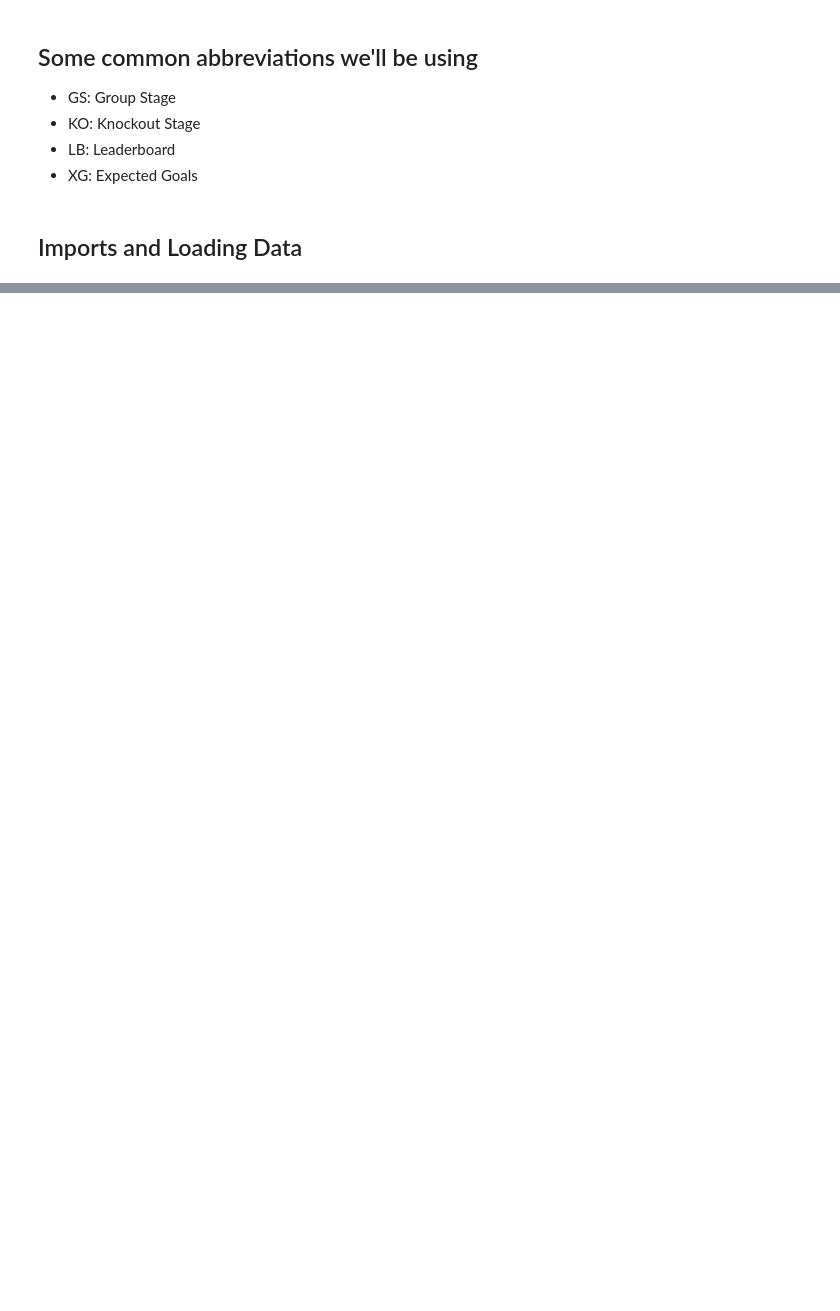
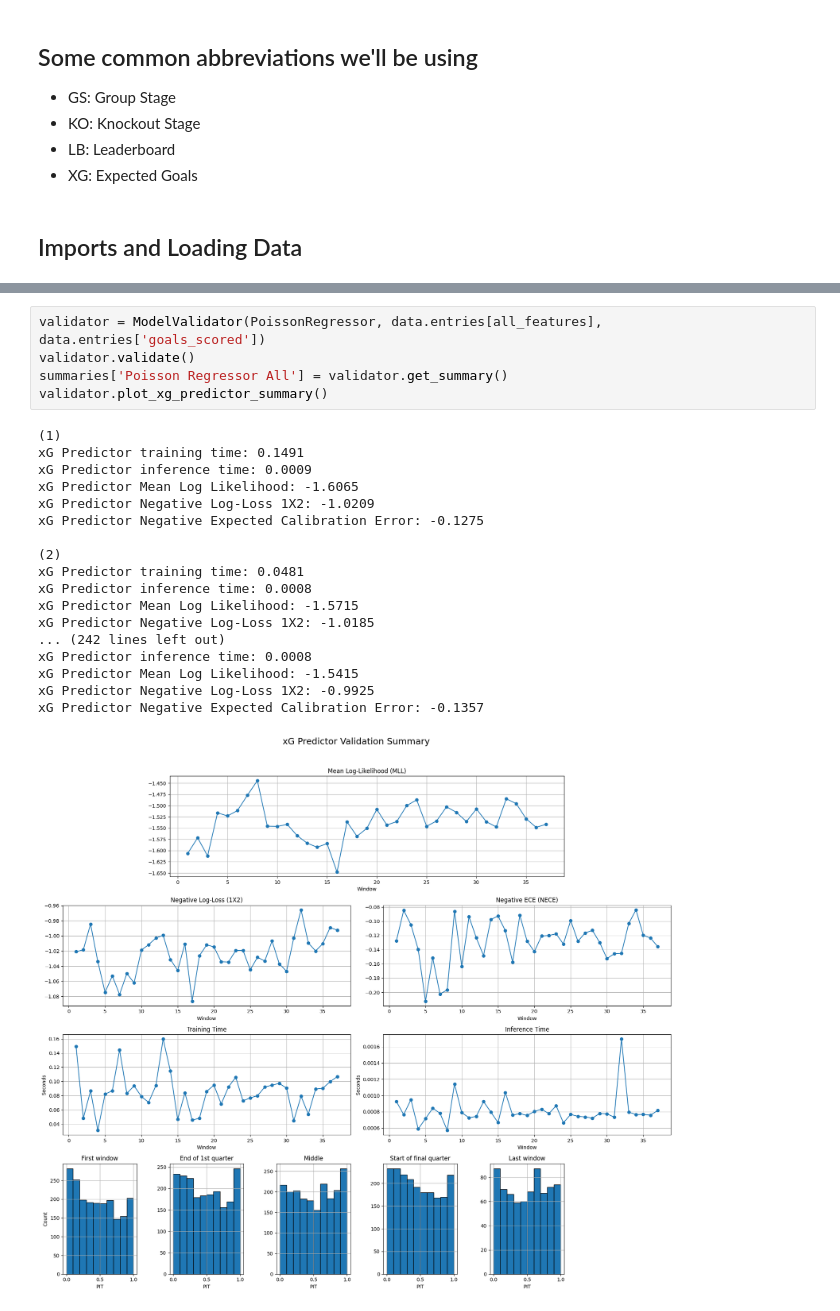
Before and after one commit to diegocomfort/World_Cup_2026, a Jupyter notebook: world-cup-simulation.sync.ipynb, the cells around one changed output, grey strips where cells are left out. Saved outputs shown, nothing was run; the diff lists cells and outputs as text; blank space fills up the shorter version.

```diff
--- a/world-cup-simulation.sync.ipynb
+++ b/world-cup-simulation.sync.ipynb
@@ -647,0 +1356,24 @@ draw_dynamic_bracket(t.matches)
+# %%
+validator = ModelValidator(PoissonRegressor, data.entries[all_features], data.entries['goals_scored'])
+validator.validate()
+summaries['Poisson Regressor All'] = validator.get_summary()
+validator.plot_xg_predictor_summary()
+# %% [output]
+(1)
+xG Predictor training time: 0.1491
+xG Predictor inference time: 0.0009
+xG Predictor Mean Log Likelihood: -1.6065
+xG Predictor Negative Log-Loss 1X2: -1.0209
+xG Predictor Negative Expected Calibration Error: -0.1275
+
+(2)
+xG Predictor training time: 0.0481
+xG Predictor inference time: 0.0008
+xG Predictor Mean Log Likelihood: -1.5715
+xG Predictor Negative Log-Loss 1X2: -1.0185
+... (242 lines left out)
+xG Predictor inference time: 0.0008
+xG Predictor Mean Log Likelihood: -1.5415
+xG Predictor Negative Log-Loss 1X2: -0.9925
+xG Predictor Negative Expected Calibration Error: -0.1357
+[figure, added]
```
Also changed, not shown: parts of 32 cells of this notebook, 1 other file.
